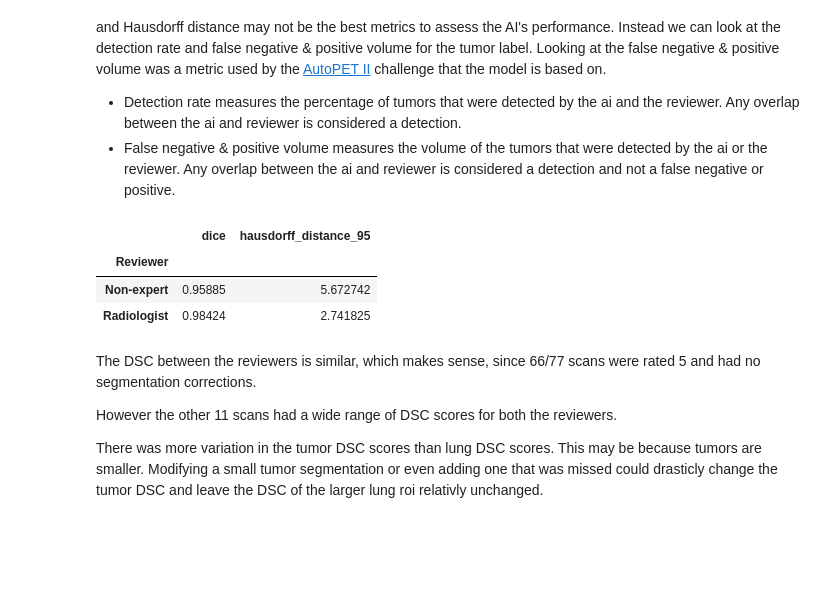
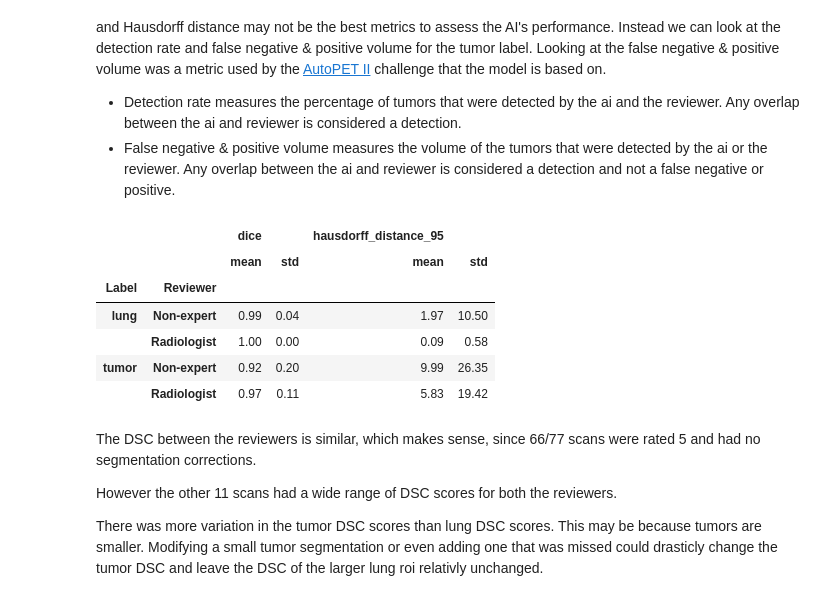
Before and after one commit to bamf-health/aimi-lung-pet-ct, a Jupyter notebook: model_performance.ipynb, the cells around one changed output. Cells and saved outputs as stored; diff of their text form; code cells hidden in the pictures; blank space fills up the shorter version.

```diff
--- a/model_performance.ipynb
+++ b/model_performance.ipynb
@@ -389,18 +369,26 @@ all_val_df = pd.concat(
 # %%
 all_val_df[
     [
+        "Label",
         "Reviewer",
         "dice",
         "hausdorff_distance_95",
     ]
 ].replace(
     [np.inf, -np.inf], np.nan
-).dropna().groupby("Reviewer").mean()
+).dropna().groupby(["Label", "Reviewer"]).agg(
+    {"dice": ["mean", "std"], "hausdorff_distance_95": ["mean", "std"]}
+).round(
+    2
+)
 # %% [output]
-|  | dice | hausdorff_distance_95 |
-| Reviewer |  |  |
-| Non-expert | 0.95885 | 5.672742 |
-| Radiologist | 0.98424 | 2.741825 |
+|  |  | dice |  | hausdorff_distance_95 |  |
+|  |  | mean | std | mean | std |
+| Label | Reviewer |  |  |  |  |
+| lung | Non-expert | 0.99 | 0.04 | 1.97 | 10.50 |
+|  | Radiologist | 1.00 | 0.00 | 0.09 | 0.58 |
+| tumor | Non-expert | 0.92 | 0.20 | 9.99 | 26.35 |
+|  | Radiologist | 0.97 | 0.11 | 5.83 | 19.42 |
 # %% [markdown]
 The DSC between the reviewers is similar, which makes sense, since 66/77 scans were rated 5 and had no segmentation corrections.
 
```
Also changed, not shown: parts of 7 cells of this notebook, 4 other files.
